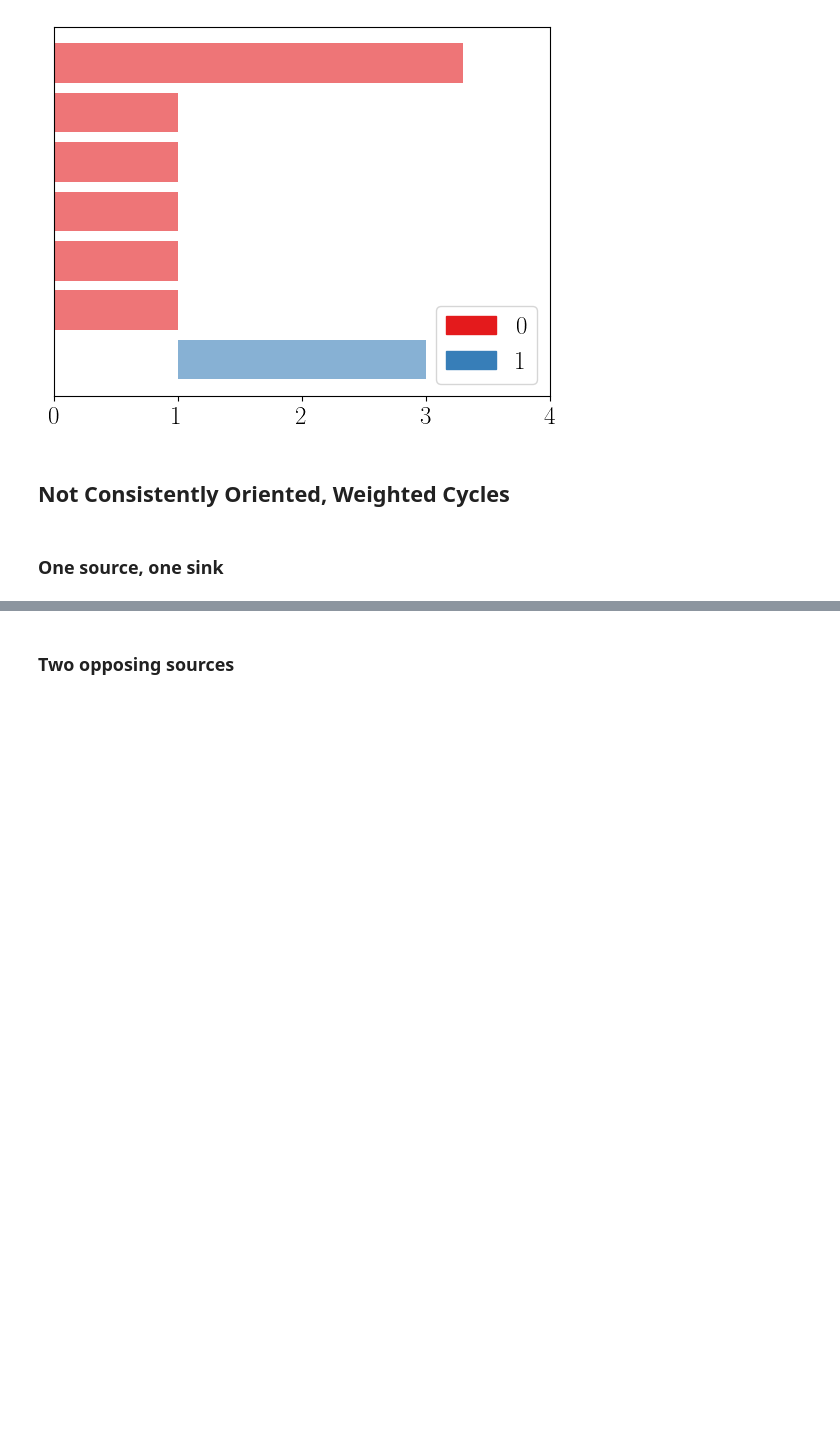
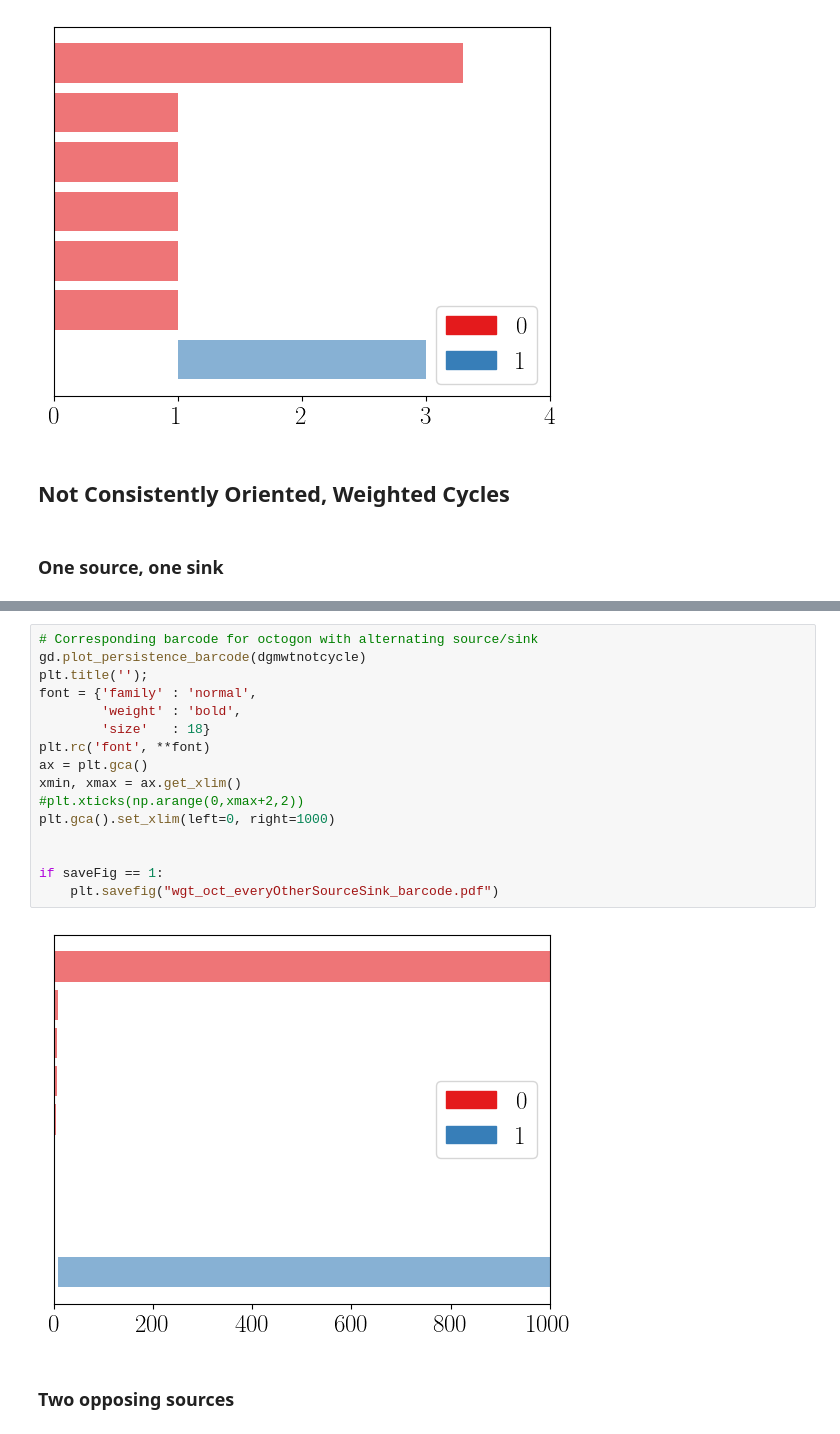
Before and after one commit to bdjones13/MRC2024, a Jupyter notebook: cycleExperiments.ipynb, the cells around one changed output, grey strips where cells are left out. Drawn from its saved outputs; the diff is of its cells as text; blank space fills up the shorter version.

```diff
--- a/cycleExperiments.ipynb
+++ b/cycleExperiments.ipynb
@@ -770,3 +739,21 @@ dgmwtnotcycle # One cycle persists indefinitely!
+# %%
+# Corresponding barcode for octogon with alternating source/sink
+gd.plot_persistence_barcode(dgmwtnotcycle)
+plt.title('');
+font = {'family' : 'normal',
+        'weight' : 'bold',
+        'size'   : 18}
+plt.rc('font', **font)
+ax = plt.gca()
+xmin, xmax = ax.get_xlim()
+#plt.xticks(np.arange(0,xmax+2,2))
+plt.gca().set_xlim(left=0, right=1000)
+
+
+if saveFig == 1:
+    plt.savefig("wgt_oct_everyOtherSourceSink_barcode.pdf")
+# %% [output]
+[figure, added]
 # %% [markdown]
 ### Two opposing sources
 # %%
```
Also changed, not shown: parts of 32 cells of this notebook.
